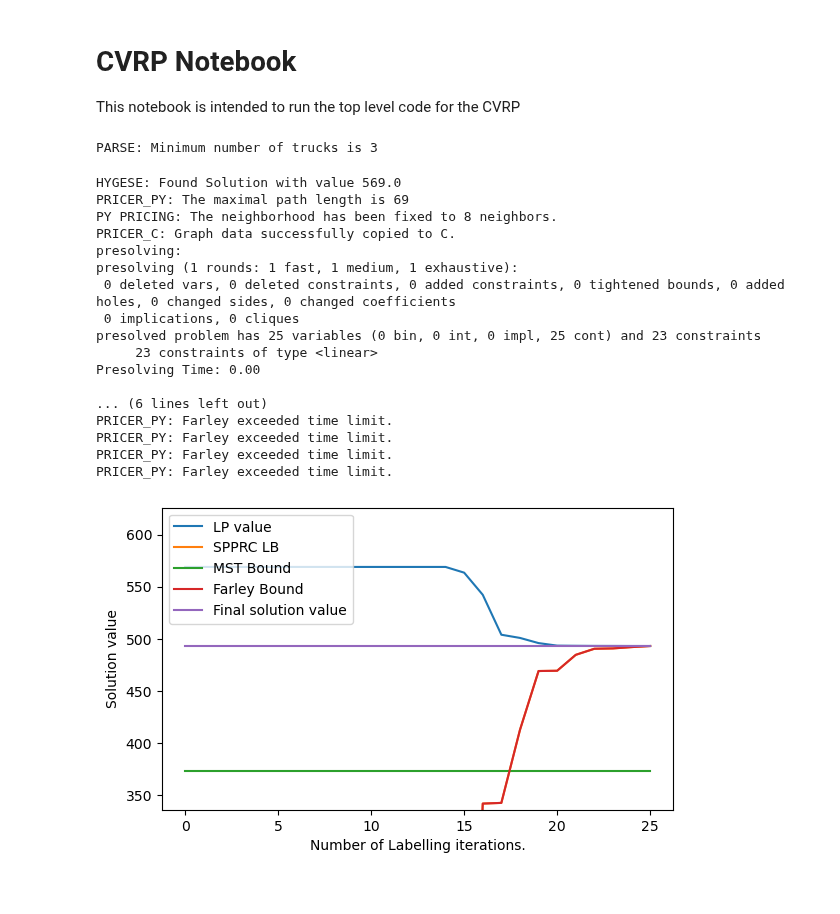
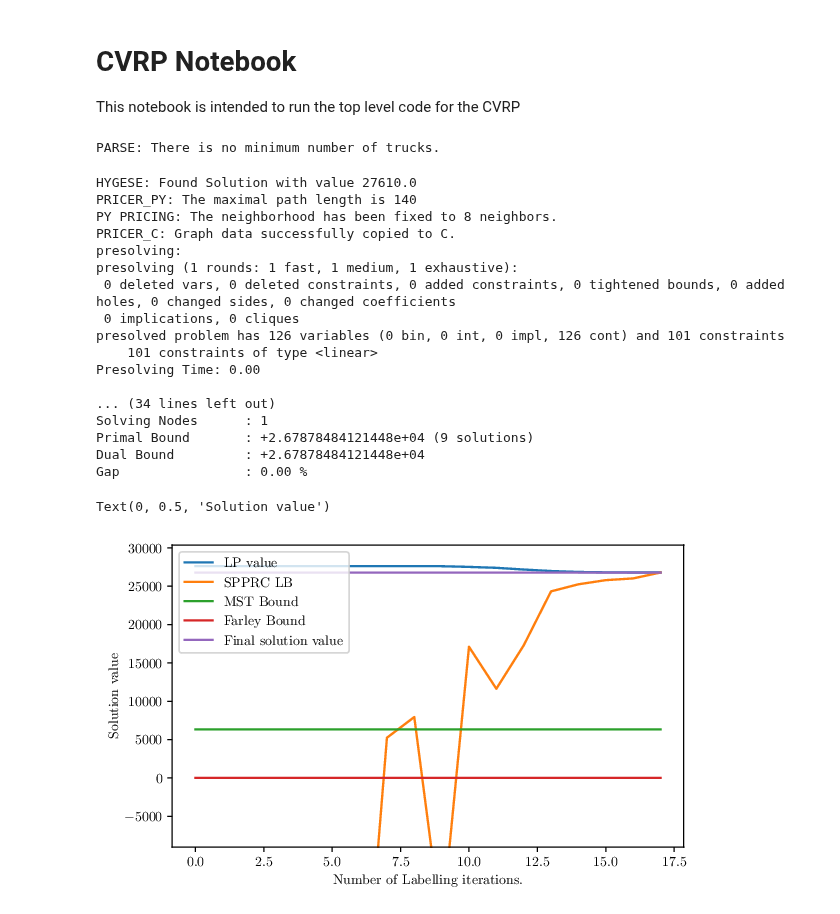
Before and after one commit to habanzu/cvrp, a Jupyter notebook: CVRP.ipynb, the cells around one changed output. Saved outputs shown, nothing was run; the diff lists cells and outputs as text; code cells hidden in the pictures.

```diff
--- a/CVRP.ipynb
+++ b/CVRP.ipynb
@@ -10,23 +10,23 @@ from parse import parse
 
 from matplotlib import pyplot as plt
 import matplotlib
-# matplotlib.use("pgf")
-# matplotlib.rcParams.update({
-#     "pgf.texsystem": "pdflatex",
-#     'font.family': 'serif',
-#     'text.usetex': True,
-#     'pgf.rcfonts': False,
-# })
+matplotlib.use("pgf")
+matplotlib.rcParams.update({
+    "pgf.texsystem": "pdflatex",
+    'font.family': 'serif',
+    'text.usetex': True,
+    'pgf.rcfonts': False,
+})
 # %%
 # G = parse("Instances/E/E-n22-k4.vrp")
-G = parse("Instances/E/E-n23-k3.vrp")
+# G = parse("Instances/E/E-n23-k3.vrp")
 # G = parse("Instances/E/E-n30-k3.vrp")
 # G = parse("Instances/E/E-n33-k4.vrp")
 # G = parse("Instances/E/E-n51-k5.vrp")
 # G = parse("Instances/E/E-n76-k14.vrp")
 # G = parse("Instances/E/E-n101-k14.vrp")
-# G = parse("Instances/Uchoa/X-n101-k25.vrp")
-# G.graph['min_trucks'] = 26
+G = parse("Instances/Uchoa/X-n101-k25.vrp")
+G.graph['min_trucks'] = 26
 # G = parse("Instances/Uchoa/X-n106-k14.vrp")
 # G.graph['min_trucks'] = 14
 # G = parse("Instances/Uchoa/X-n110-k13.vrp")
@@ -52,16 +52,16 @@ G = parse("Instances/E/E-n23-k3.vrp")
 # G = parse("Instances/Uchoa/X-n502-k39.vrp")
 # G.graph['min_trucks'] = 39 #TODO: Ist dieses K auch das K, einer Optimallösung?
 # %% [output]
-PARSE: Minimum number of trucks is 3
+PARSE: There is no minimum number of trucks.
 # %%
 model = VRP(G)
 
 # Create pricer
 pricer = VRPPricer()
 pricer.init_data(G)
-pricer.data['methods'] = ["ng8"]
+pricer.data['methods'] = ["SPPRC"]
 pricer.data['max_vars']= 10000
-pricer.data['time_limit'] = 10
+pricer.data['time_limit'] = 120
 
 model.includePricer(pricer, "pricer","does pricing")
 
@@ -70,30 +70,30 @@ create_constraints(model,G,heuristic_time=1)
 model.optimize()
 model.hideOutput(quiet=False)
 # %% [output]
-HYGESE: Found Solution with value 569.0
-PRICER_PY: The maximal path length is 69
+HYGESE: Found Solution with value 27610.0
+PRICER_PY: The maximal path length is 140
 PY PRICING: The neighborhood has been fixed to 8 neighbors.
 PRICER_C: Graph data successfully copied to C.
 presolving:
 presolving (1 rounds: 1 fast, 1 medium, 1 exhaustive):
  0 deleted vars, 0 deleted constraints, 0 added constraints, 0 tightened bounds, 0 added holes, 0 changed sides, 0 changed coefficients
  0 implications, 0 cliques
-presolved problem has 25 variables (0 bin, 0 int, 0 impl, 25 cont) and 23 constraints
-     23 constraints of type <linear>
+presolved problem has 126 variables (0 bin, 0 int, 0 impl, 126 cont) and 101 constraints
+    101 constraints of type <linear>
 Presolving Time: 0.00
 
-... (6 lines left out)
-PRICER_PY: Farley exceeded time limit.
-PRICER_PY: Farley exceeded time limit.
-PRICER_PY: Farley exceeded time limit.
-PRICER_PY: Farley exceeded time limit.
+... (34 lines left out)
+Solving Nodes      : 1
+Primal Bound       : +2.67878484121448e+04 (9 solutions)
+Dual Bound         : +2.67878484121448e+04
+Gap                : 0.00 %
 # %%
 # This value is the exact pagewidth of latex
 # plt.figure(figsize=(4.9823,4))
 plt.figure(figsize=(6.6,4),dpi=100)
 
-upper_bound = [x for x,y in pricer.data['bounds'][method]]
-plt.plot(upper_bound, label="LP value")
+upper_bounds = [x for x,y in pricer.data['bounds'][pricer.data['methods'][0]]]
+plt.plot(upper_bounds, label="LP value")
 
 xmax, max_lb = 0, 0
 for method in pricer.data['methods']:
@@ -104,36 +104,37 @@ for method in pricer.data['methods']:
         print(f"The maximum lower bound for {method} is larger than the final bound")
     max_lb = max(max(lower_bounds),max_lb)
 
 T = nx.minimum_spanning_tree(G)
 mst = T.size(weight='weight') + min(G.edges().data('weight'),key=lambda edge: edge[2])[2]
 mst = [mst for i in range(len(upper_bounds))]
 plt.plot(mst, label="MST Bound")
 
 # optimal = [69226 for i in range(len(upper_bounds))]
 # plt.plot(optimal, label="BKS of the CVRP")
 
 # spprc = [67560 for i in range(len(upper_bounds))]
 # plt.plot(spprc, label="Optimal value of the SPPRC.")
 
 # max_lb = [max_lb for i in range(len(upper_bounds))]
 # plt.plot(max_lb, label="Maximal lower bound.")
 
 farley_bounds = pricer.data['farley_bound']
 plt.plot(farley_bounds, label="Farley Bound")
 
 solval = model.getObjVal()
 sol = [solval for i in range(len(upper_bounds))]
 plt.plot(sol,label="Final solution value")
 
 plt.ylim((mst[0]*0.9,xmax*1.1))
 
 plt.legend(loc='upper left')
 plt.xlabel("Number of Labelling iterations.")
 plt.ylabel("Solution value")
-# plt.savefig("plots/X-n502-k39.2cycle.pgf")
-plt.show()
+# plt.savefig("plots/E-n76-k14.farley-spprc.pgf")
+# plt.show()
 # %% [output]
+Text(0, 0.5, 'Solution value')
-[figure, old version]
+[figure, new version]
 # %%
 output_variables(model, pricer)
 # %% [output]
```
Also changed, not shown: parts of 1 cell of this notebook, 2 other files.
